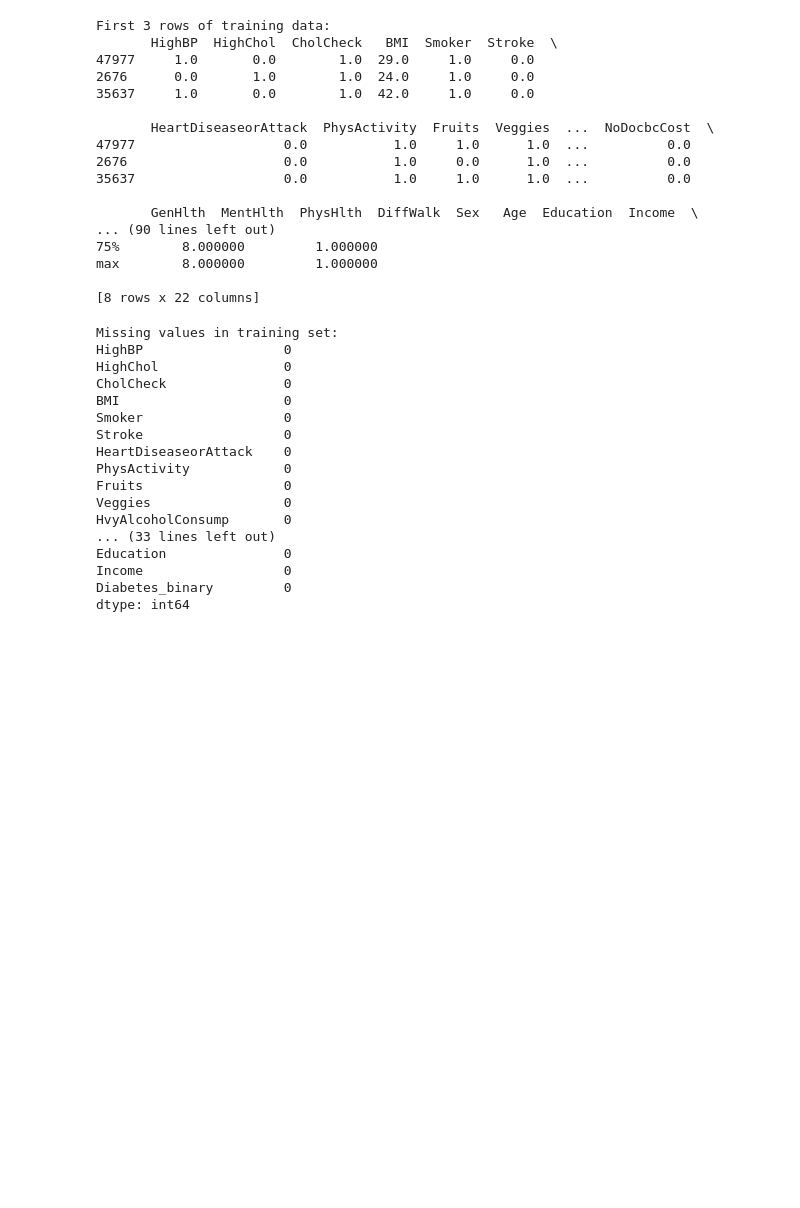
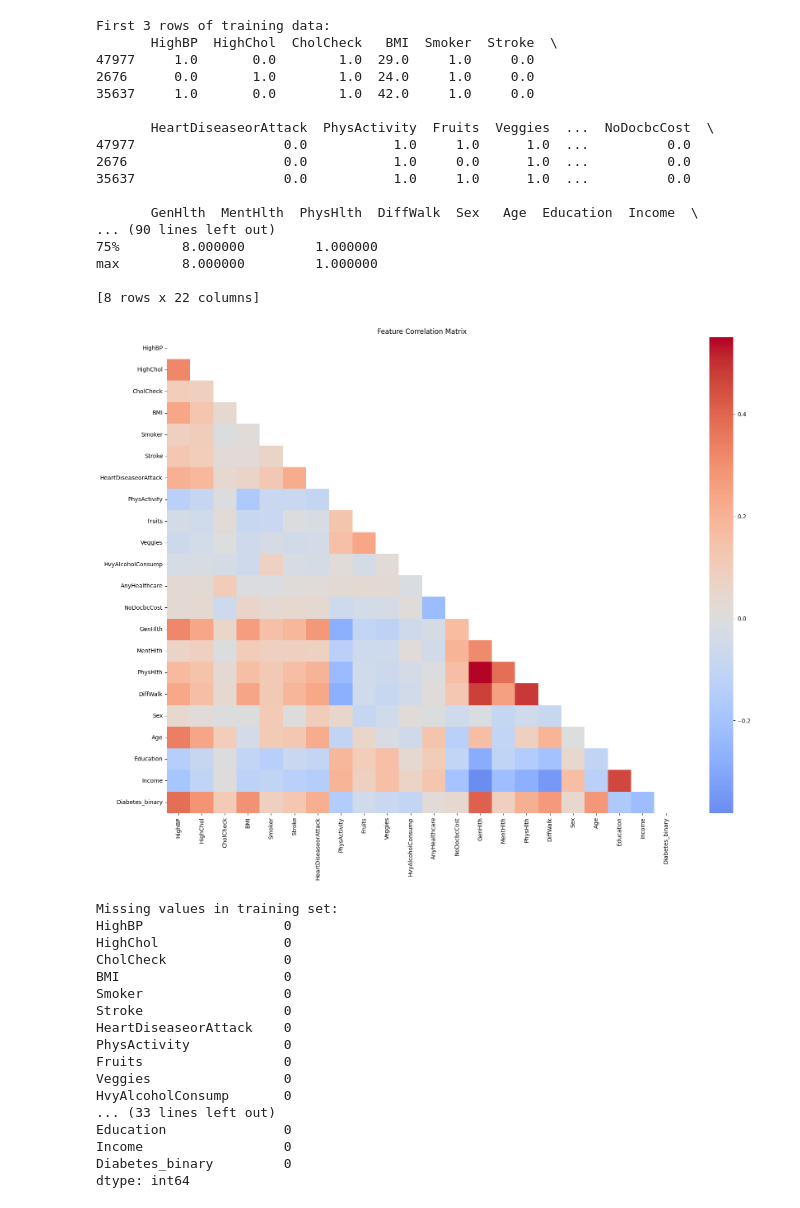
Before and after one commit to 4GeeksAcademy/BakuDShaggy-EDA-mas-proyecto-final, a Jupyter notebook: src/explore.ipynb, the cells around one changed output. Saved outputs shown, nothing was run; the diff lists cells and outputs as text; code cells hidden in the pictures; blank space fills up the shorter version.

```diff
--- a/src/explore.ipynb
+++ b/src/explore.ipynb
@@ -76,6 +76,15 @@ First 3 rows of training data:
 max        8.000000         1.000000
 
 [8 rows x 22 columns]
+# %%
+plt.figure(figsize=(20,15))
+corr_matrix = train_data.corr()
+mask = np.triu(np.ones_like(corr_matrix, dtype=bool))
+sns.heatmap(corr_matrix, mask=mask, cmap='coolwarm', center=0)
+plt.title("Feature Correlation Matrix")
+plt.show()
+# %% [output]
+[figure, added]
 # %%
 print("\nMissing values in training set:")
 print(train_data.isnull().sum().sort_values(ascending=False))
```
Also changed, not shown: parts of 2 cells of this notebook.
